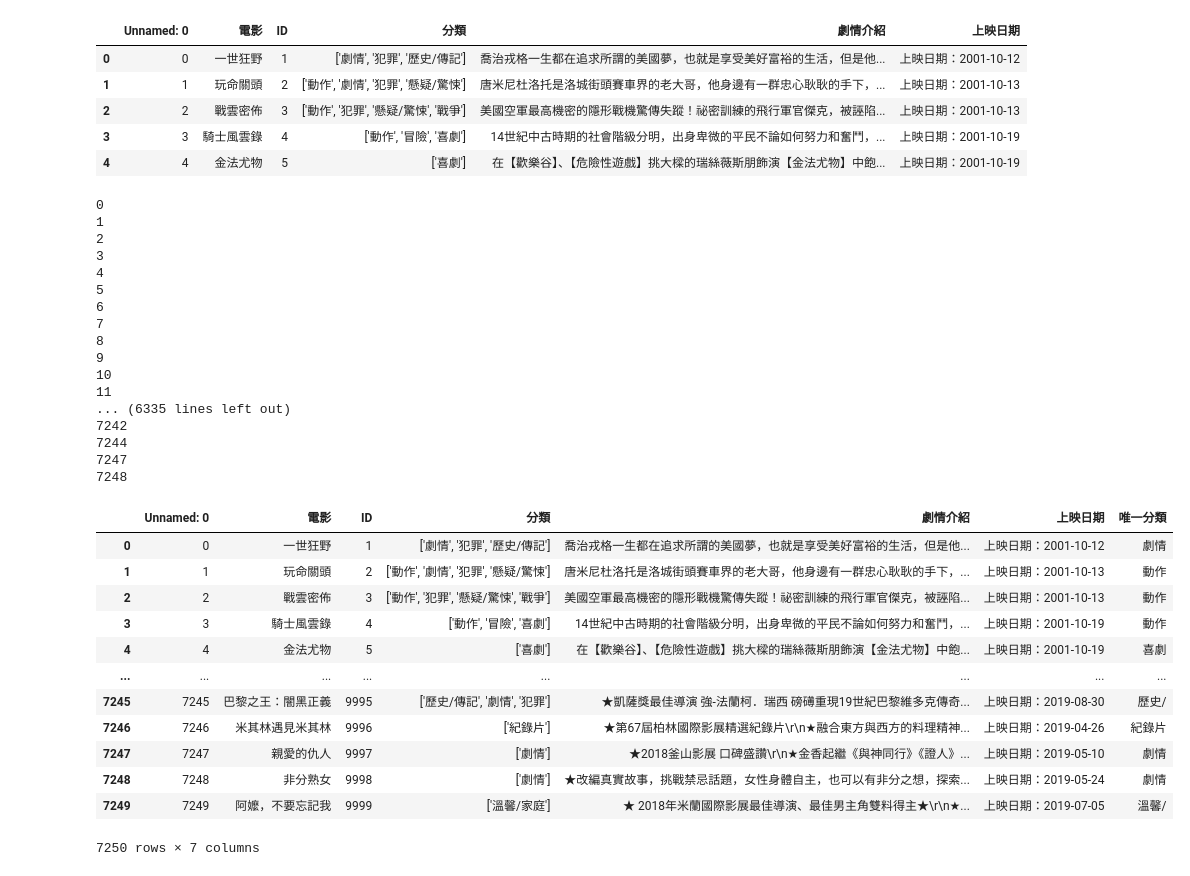
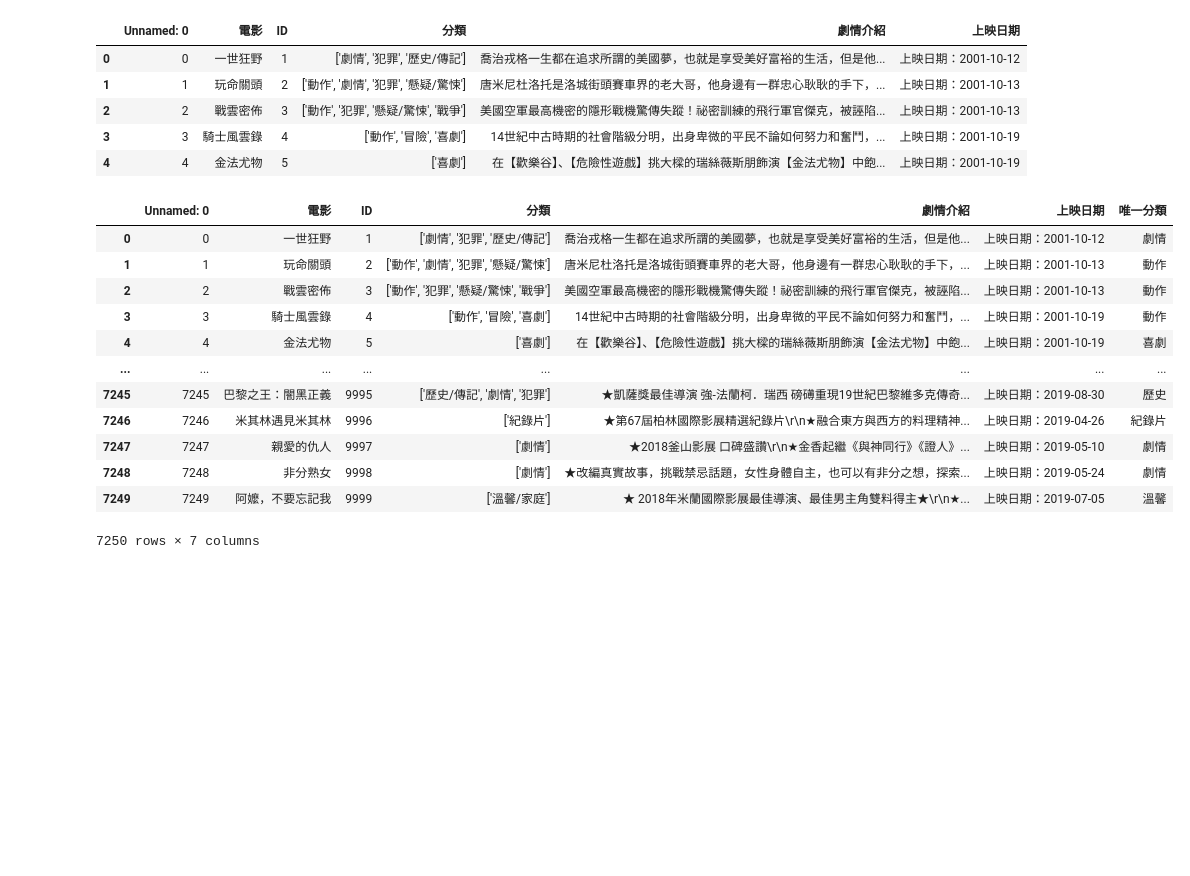
Before and after one commit to Chen-Hsi-Hsien/NLP_HW3, a Jupyter notebook: NLP_HW3.ipynb, the cells around one changed output. Saved outputs shown, nothing was run; the diff lists cells and outputs as text; code cells hidden in the pictures; blank space fills up the shorter version.

```diff
--- a/NLP_HW3.ipynb
+++ b/NLP_HW3.ipynb
@@ -14,44 +14,28 @@ row,col = data.shape
 # %%
 data['唯一分類'] = "create"
 for i in range(0,row):
     if data['分類'][i][4:5] == "\'":
         movie_type = data['分類'][i][2:4]
-        print(i)
+    elif data['分類'][i][4:5] == "/":
+        movie_type = data['分類'][i][2:4]
     else:
         movie_type = data['分類'][i][2:5]
     data.loc[i,'唯一分類'] = movie_type
 data
 # %% [output]
+|  | Unnamed: 0 | 電影 | ID | 分類 | 劇情介紹 | 上映日期 | 唯一分類 |
+| 0 | 0 | 一世狂野 | 1 | ['劇情', '犯罪', '歷史/傳記'] | 喬治戎格一生都在追求所謂的美國夢，也就是享受美好富裕的生活，但是他... | 上映日期：2001-10-12 | 劇情 |
+| 1 | 1 | 玩命關頭 | 2 | ['動作', '劇情', '犯罪', '懸疑/驚悚'] | 唐米尼杜洛托是洛城街頭賽車界的老大哥，他身邊有一群忠心耿耿的手下，... | 上映日期：2001-10-13 | 動作 |
+| 2 | 2 | 戰雲密佈 | 3 | ['動作', '犯罪', '懸疑/驚悚', '戰爭'] | 美國空軍最高機密的隱形戰機驚傳失蹤！祕密訓練的飛行軍官傑克，被誣陷... | 上映日期：2001-10-13 | 動作 |
+| 3 | 3 | 騎士風雲錄 | 4 | ['動作', '冒險', '喜劇'] | 14世紀中古時期的社會階級分明，出身卑微的平民不論如何努力和奮鬥，... | 上映日期：2001-10-19 | 動作 |
+| 4 | 4 | 金法尤物 | 5 | ['喜劇'] | 在【歡樂谷】、【危險性遊戲】挑大樑的瑞絲薇斯朋飾演【金法尤物】中飽... | 上映日期：2001-10-19 | 喜劇 |
+| ... | ... | ... | ... | ... | ... | ... | ... |
+| 7245 | 7245 | 巴黎之王：闇黑正義 | 9995 | ['歷史/傳記', '劇情', '犯罪'] | ★凱薩獎最佳導演 強-法蘭柯．瑞西 磅礡重現19世紀巴黎維多克傳奇... | 上映日期：2019-08-30 | 歷史 |
+| 7246 | 7246 | 米其林遇見米其林 | 9996 | ['紀錄片'] | ★第67屆柏林國際影展精選紀錄片\r\n★融合東方與西方的料理精神... | 上映日期：2019-04-26 | 紀錄片 |
+| 7247 | 7247 | 親愛的仇人 | 9997 | ['劇情'] | ★2018釜山影展 口碑盛讚\r\n★金香起繼《與神同行》《證人》... | 上映日期：2019-05-10 | 劇情 |
+| 7248 | 7248 | 非分熟女 | 9998 | ['劇情'] | ★改編真實故事，挑戰禁忌話題，女性身體自主，也可以有非分之想，探索... | 上映日期：2019-05-24 | 劇情 |
+| 7249 | 7249 | 阿嬤，不要忘記我 | 9999 | ['溫馨/家庭'] | ★ 2018年米蘭國際影展最佳導演、最佳男主角雙料得主★\r\n★... | 上映日期：2019-07-05 | 溫馨 |
-0
-1
-2
-3
-4
-5
-6
-7
-8
-9
-10
-11
-... (6335 lines left out)
-7242
-7244
-7247
-7248
+7250 rows × 7 columns
-|  | Unnamed: 0 | 電影 | ID | 分類 | 劇情介紹 | 上映日期 | 唯一分類 |
-| 0 | 0 | 一世狂野 | 1 | ['劇情', '犯罪', '歷史/傳記'] | 喬治戎格一生都在追求所謂的美國夢，也就是享受美好富裕的生活，但是他... | 上映日期：2001-10-12 | 劇情 |
-| 1 | 1 | 玩命關頭 | 2 | ['動作', '劇情', '犯罪', '懸疑/驚悚'] | 唐米尼杜洛托是洛城街頭賽車界的老大哥，他身邊有一群忠心耿耿的手下，... | 上映日期：2001-10-13 | 動作 |
-| 2 | 2 | 戰雲密佈 | 3 | ['動作', '犯罪', '懸疑/驚悚', '戰爭'] | 美國空軍最高機密的隱形戰機驚傳失蹤！祕密訓練的飛行軍官傑克，被誣陷... | 上映日期：2001-10-13 | 動作 |
-| 3 | 3 | 騎士風雲錄 | 4 | ['動作', '冒險', '喜劇'] | 14世紀中古時期的社會階級分明，出身卑微的平民不論如何努力和奮鬥，... | 上映日期：2001-10-19 | 動作 |
-| 4 | 4 | 金法尤物 | 5 | ['喜劇'] | 在【歡樂谷】、【危險性遊戲】挑大樑的瑞絲薇斯朋飾演【金法尤物】中飽... | 上映日期：2001-10-19 | 喜劇 |
-| ... | ... | ... | ... | ... | ... | ... | ... |
-| 7245 | 7245 | 巴黎之王：闇黑正義 | 9995 | ['歷史/傳記', '劇情', '犯罪'] | ★凱薩獎最佳導演 強-法蘭柯．瑞西 磅礡重現19世紀巴黎維多克傳奇... | 上映日期：2019-08-30 | 歷史/ |
-| 7246 | 7246 | 米其林遇見米其林 | 9996 | ['紀錄片'] | ★第67屆柏林國際影展精選紀錄片\r\n★融合東方與西方的料理精神... | 上映日期：2019-04-26 | 紀錄片 |
-| 7247 | 7247 | 親愛的仇人 | 9997 | ['劇情'] | ★2018釜山影展 口碑盛讚\r\n★金香起繼《與神同行》《證人》... | 上映日期：2019-05-10 | 劇情 |
-| 7248 | 7248 | 非分熟女 | 9998 | ['劇情'] | ★改編真實故事，挑戰禁忌話題，女性身體自主，也可以有非分之想，探索... | 上映日期：2019-05-24 | 劇情 |
-| 7249 | 7249 | 阿嬤，不要忘記我 | 9999 | ['溫馨/家庭'] | ★ 2018年米蘭國際影展最佳導演、最佳男主角雙料得主★\r\n★... | 上映日期：2019-07-05 | 溫馨/ |
-7250 rows × 7 columns
 # %%
 data.to_csv('movie_new.csv', encoding='utf_8_sig' , index = False)
 # %%
```
Also changed, not shown: parts of 7 cells of this notebook, 1 other file.
